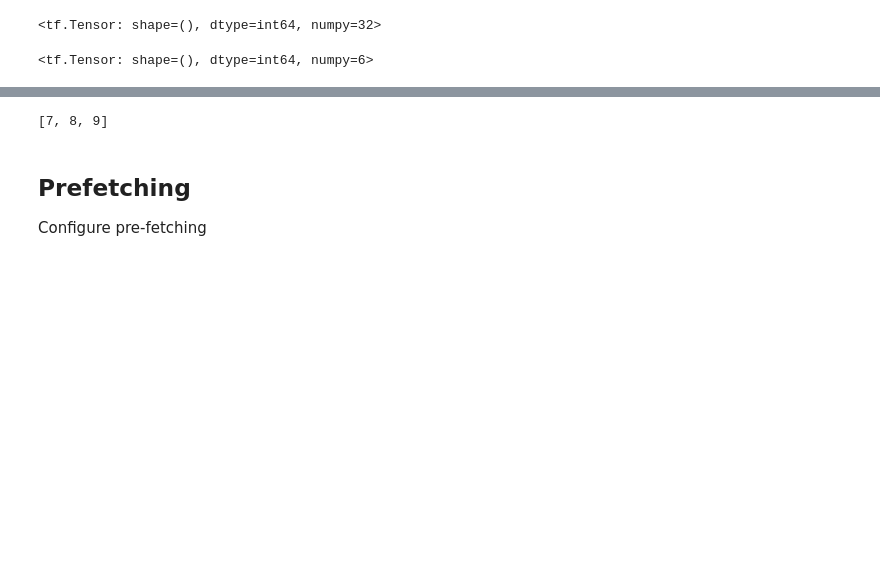
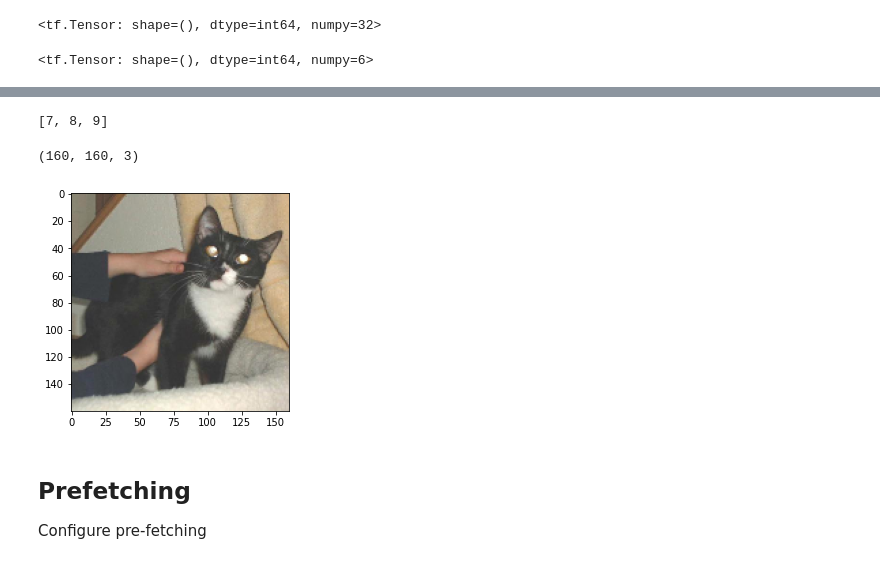
Before and after one commit to harnalashok/deeplearning, a Jupyter notebook: transfer_learning MobileNet.ipynb, the cells around one changed output, grey strips where cells are left out. Drawn from its saved outputs; the diff is of its cells as text; code cells hidden in the pictures; blank space fills up the shorter version.

```diff
--- a/transfer_learning MobileNet.ipynb
+++ b/transfer_learning MobileNet.ipynb
@@ -180,6 +219,7 @@ validation_dataset = valid_ds.skip(val_batches // 5)
 
 dataset = tf.data.Dataset.range(10)
 dataset = dataset.skip(7)
-list(dataset.as_numpy_iterator())
-# %% [output]
-[7, 8, 9]
+# %%
+list(dataset.as_numpy_iterator())
+# %% [output]
+[7, 8, 9]
@@ -186,3 +228,13 @@ list(dataset.as_numpy_iterator())
+# %%
+for i , j in valid_ds.take(1):
+  for k in tfds.as_numpy(i):
+    print(k.shape)
+    plt.imshow(k/255.0)
+    break
+  break
+# %% [output]
+(160, 160, 3)
+[figure, added]
 # %% [markdown]
 ## Prefetching
 Configure pre-fetching
```
Also changed, not shown: parts of 12 cells of this notebook.
